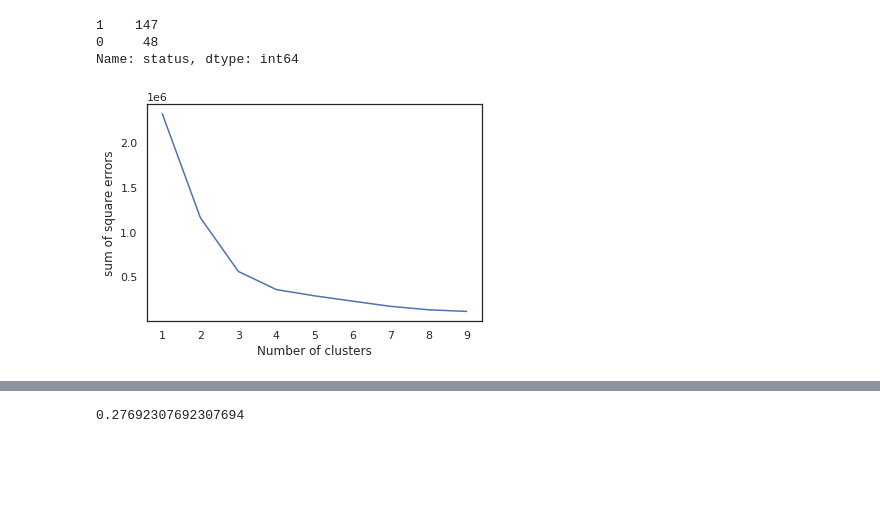
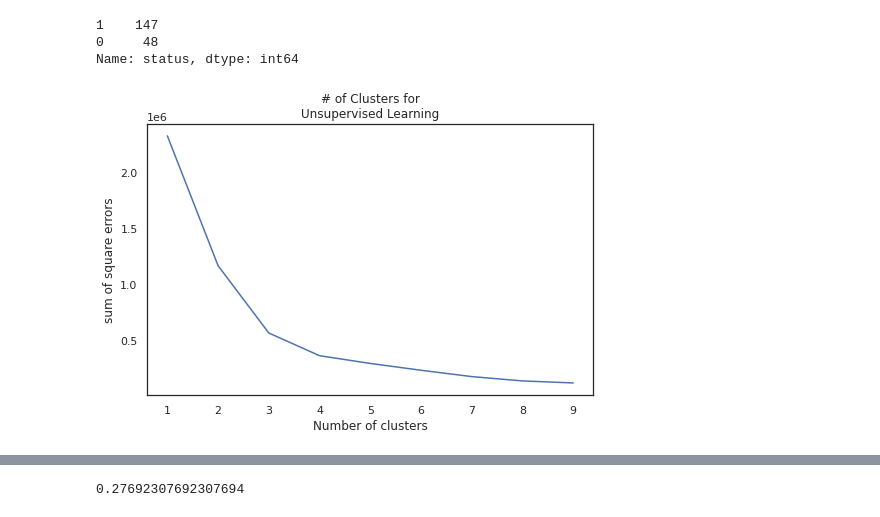
Before and after one commit to skhabiri/DS-Unit-1-Build, a Jupyter notebook: build1.ipynb, the cells around one changed output, grey strips where cells are left out. Saved outputs shown, nothing was run; the diff lists cells and outputs as text; code cells hidden in the pictures; blank space fills up the shorter version.

```diff
--- a/build1.ipynb
+++ b/build1.ipynb
@@ -482,18 +435,21 @@ Name: status, dtype: int64
 # %%
 sqr_err = []
 for i in range(1,10):
   kmeans = KMeans(i)
   # kmeans.fit(df_pca.values)
   kmeans.fit(X)
 
   sqr_err.append(kmeans.inertia_)
 
+
+plt.figure(figsize=(8,5))
 plt.plot(range(1,10), sqr_err)
 plt.xlabel("Number of clusters")
 plt.ylabel("sum of square errors")
+plt.title("# of Clusters for\nUnsupervised Learning")
 plt.show()
 # %% [output]
-[figure, old version]
+[figure, new version]
 # %%
 kmeans=KMeans(2)
 kmeans.fit(X)
```
Also changed, not shown: parts of 78 cells of this notebook.
